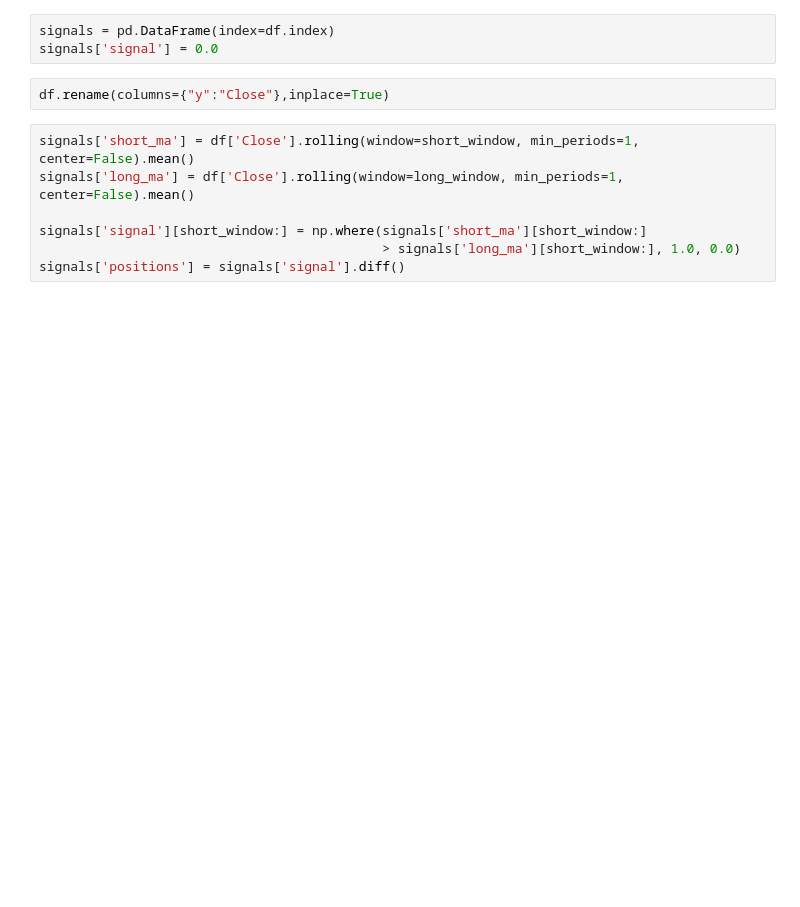
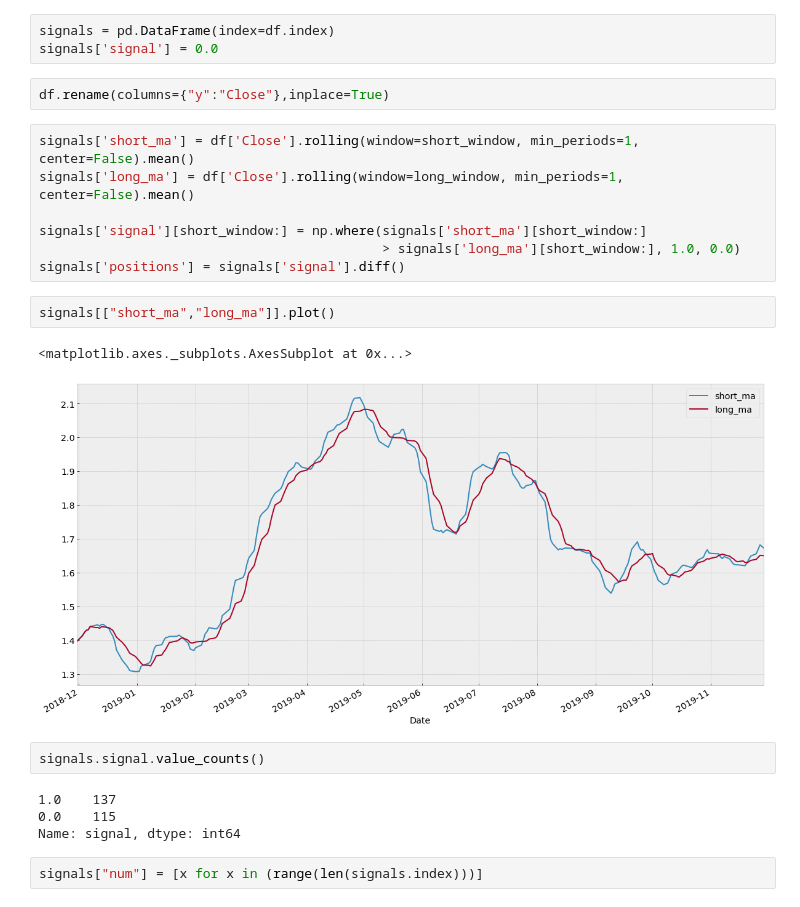
Before and after one commit to michaelwozniak/rit_preliminaries, a Jupyter notebook: ma_agent.ipynb, the cells around one changed output. Drawn from its saved outputs; the diff is of its cells as text; blank space fills up the shorter version.

```diff
--- a/ma_agent.ipynb
+++ b/ma_agent.ipynb
@@ -39,3 +46,16 @@ signals['long_ma'] = df['Close'].rolling(window=long_window, min_periods=1, cent
 signals['signal'][short_window:] = np.where(signals['short_ma'][short_window:]
                                             > signals['long_ma'][short_window:], 1.0, 0.0)
 signals['positions'] = signals['signal'].diff()
+# %%
+signals[["short_ma","long_ma"]].plot()
+# %% [output]
+<matplotlib.axes._subplots.AxesSubplot at 0x...>
+[figure, added]
+# %%
+signals.signal.value_counts()
+# %% [output]
+1.0    137
+0.0    115
+Name: signal, dtype: int64
+# %%
+signals["num"] = [x for x in (range(len(signals.index)))]
```
Also changed, not shown: parts of 10 cells of this notebook, 9 other files.
